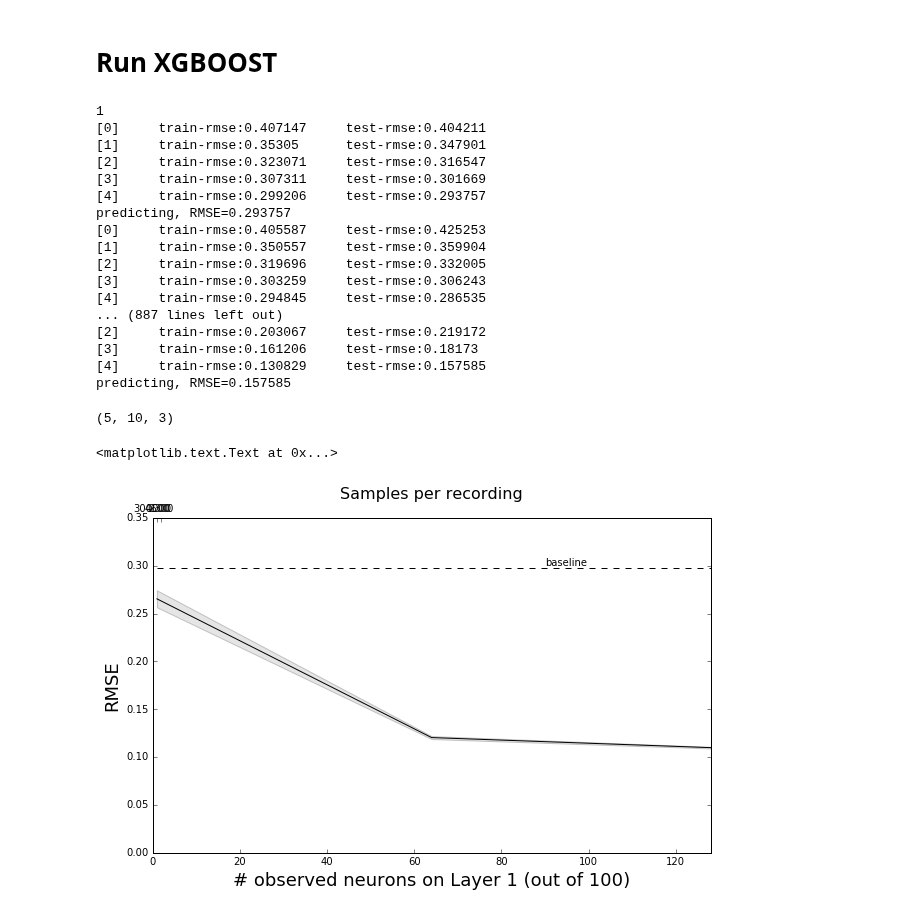
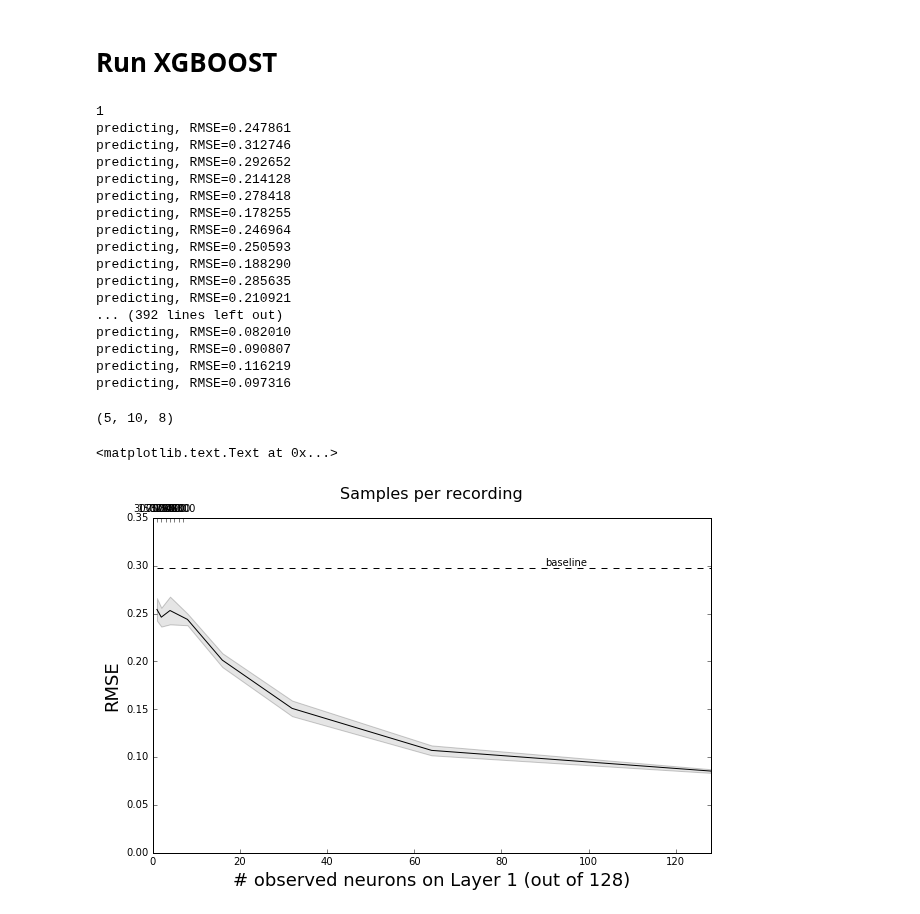
Before and after one commit to striantafillou/partial_recordings, a Jupyter notebook: RE_RunXGBoost.ipynb, the cells around one changed output. Saved outputs shown, nothing was run; the diff lists cells and outputs as text; code cells hidden in the pictures.

Commit message:
tuning the parameters

```diff
--- a/RE_RunXGBoost.ipynb
+++ b/RE_RunXGBoost.ipynb
@@ -54,8 +52,10 @@ params = {}
 # use linear regression 'reg:linear'
 params['objective'] = 'reg:linear'
 # scale weight of positive examples
-#params['eta'] = 0.4
-params['max_depth'] = 8
+params['eta'] = 0.8               # Makes the model more robust by shrinking the weights on each step (0.01-0.2)
+params['max_depth'] = 10           # Used to control over-fitting as higher depth will allow model to learn relations
+                                  # very specific to a particular sample. (3-10)
+#params['max_delta_step']=         # it might help in logistic regression when class is extremely imbalanced.(def=0)
 params['silent'] = 1
 params['nthread'] = 4
 # params['num_class'] = 10
@@ -64,11 +64,11 @@ num_round=5
 # how many recordings?
 nRecordings = 10
 # how many neurons from the firs hidden layer?
-#subnetSize = [2**x for x in range(8)]
-subnetSize =[1, 64, 128]
+subnetSize = [2**x for x in range(8)]
+#subnetSize =[1, 64, 128]
 nSubnetSize = len(subnetSize)
 # which layers?
-iLayer=0
+iLayer=2
 # how many samples per recording?
 nSamples = np.divide(int(X_pr_down.shape[0]/nRecordings),subnetSize)*100
 #nSamples =3000
@@ -90,9 +90,10 @@ for ss in range(nSubnetSize):
         # copy data
         layer_outputs = deepcopy(layer_outs)
         # subsample
-        #X_subsample, Y_subsample = RE_PartialRecData(layer_outputs,[subnetSize[ss], 0, 0, 0, 10], nRecordings, nSamples[ss])
-        X_subsample, Y_subsample = RE_PartialRecData2(layer_outputs[iLayer], layer_outputs[oLayer], nLayerNeurons, nRecordings,\
-                                                      nSamples[ss])
+#         X_subsample, Y_subsample = RE_PartialRecData(layer_outputs,[subnetSize[ss], 0, 0, 0, 10],
+#                                                      nRecordings, nSamples[ss])
+        X_subsample, Y_subsample = RE_PartialRecData2(layer_outputs[iLayer], layer_outputs[oLayer], \
+                                                      nLayerNeurons, nRecordings,nSamples[ss])
         #print('# nan neurons: ',np.count_nonzero(np.isnan(X_subsample[:3000,:]).sum(axis=0)))
         # prepare data for xgboost
         for iN in range(nOutNeurons):
@@ -101,7 +102,7 @@ for ss in range(nSubnetSize):
             xg_test   = xgb.DMatrix(layer_outs_test[iLayer], label=layer_outs_test[oLayer][:,iN])
             watchlist = [(xg_train, 'train'), (xg_test, 'test')]
             # train XGboost
-            bst = xgb.train(params, xg_train, num_round, watchlist, verbose_eval=True)
+            bst = xgb.train(params, xg_train, num_round, watchlist, verbose_eval=False)
             # get predictions
             pred = bst.predict(xg_test)
             rmses[it,iN,ss] = np.sqrt(np.mean(np.square([(pred[i] - layer_outs_test[oLayer][:,iN][i])
@@ -115,26 +116,26 @@ with open('RMSE_Layer1_NLNN.dat','wb') as f:
 f.close()
 # %% [output]
 1
-[0]     train-rmse:0.407147     test-rmse:0.404211
-[1]     train-rmse:0.35305      test-rmse:0.347901
-[2]     train-rmse:0.323071     test-rmse:0.316547
-[3]     train-rmse:0.307311     test-rmse:0.301669
-[4]     train-rmse:0.299206     test-rmse:0.293757
-predicting, RMSE=0.293757
-[0]     train-rmse:0.405587     test-rmse:0.425253
-[1]     train-rmse:0.350557     test-rmse:0.359904
-[2]     train-rmse:0.319696     test-rmse:0.332005
-[3]     train-rmse:0.303259     test-rmse:0.306243
-[4]     train-rmse:0.294845     test-rmse:0.286535
-... (887 lines left out)
-[2]     train-rmse:0.203067     test-rmse:0.219172
-[3]     train-rmse:0.161206     test-rmse:0.18173
-[4]     train-rmse:0.130829     test-rmse:0.157585
-predicting, RMSE=0.157585
+predicting, RMSE=0.247861
+predicting, RMSE=0.312746
+predicting, RMSE=0.292652
+predicting, RMSE=0.214128
+predicting, RMSE=0.278418
+predicting, RMSE=0.178255
+predicting, RMSE=0.246964
+predicting, RMSE=0.250593
+predicting, RMSE=0.188290
+predicting, RMSE=0.285635
+predicting, RMSE=0.210921
+... (392 lines left out)
+predicting, RMSE=0.082010
+predicting, RMSE=0.090807
+predicting, RMSE=0.116219
+predicting, RMSE=0.097316
 # %%
 rmses.shape
 # %% [output]
-(5, 10, 3)
+(5, 10, 8)
 # %%
 
 import matplotlib.pyplot as pl
@@ -145,32 +146,32 @@ fig=pl.figure(figsize=(10,6))
 ax1 = fig.add_subplot(111)
 ax1.set_xlim([0, 128])
 ax2 = ax1.twiny()
 
 x = subnetSize;
 y = np.mean(np.mean(rmses, axis=1), axis=0)
 error = np.std(np.mean(rmses, axis=1), axis=0)
 bl = np.std(layer_outs_test[oLayer]-np.mean(layer_outs_test[oLayer]));
 
 pl.plot(x, y, 'k-')
 horiz_line_data = np.array([bl for i in xrange(len(x))])
 pl.plot(x, horiz_line_data, 'k--')
 pl.fill_between(x, y-error, y+error, alpha=0.2, facecolor='#808080')
 
-ax1.set_xlabel('# observed neurons on Layer 1 (out of 100)', fontsize=18)
+ax1.set_xlabel('# observed neurons on Layer 1 (out of 128)', fontsize=18)
 ax2.set_xlabel('Samples per recording',  fontsize=16)
 
 new_tick_locations =range(len(nSamples))
 ax2.set_xlim(ax1.get_xlim())
 ax2.set_xticks(new_tick_locations)
 ax2.set_xticklabels(nSamples)
 
 
 # ax2.set_xticks(nSamples)
 # ax2.set_xticklabels(nSamples[range(0, 5, 20)])
 ax1.set_ylabel('RMSE', fontsize=18)
 ax1.set_ylim([0, .35])
 
 pl.text(90,0.3, 'baseline')
 # %% [output]
 <matplotlib.text.Text at 0x...>
-[figure, old version]
+[figure, new version]
```
Also changed, not shown: parts of 1 cell of this notebook, 7 other files.
